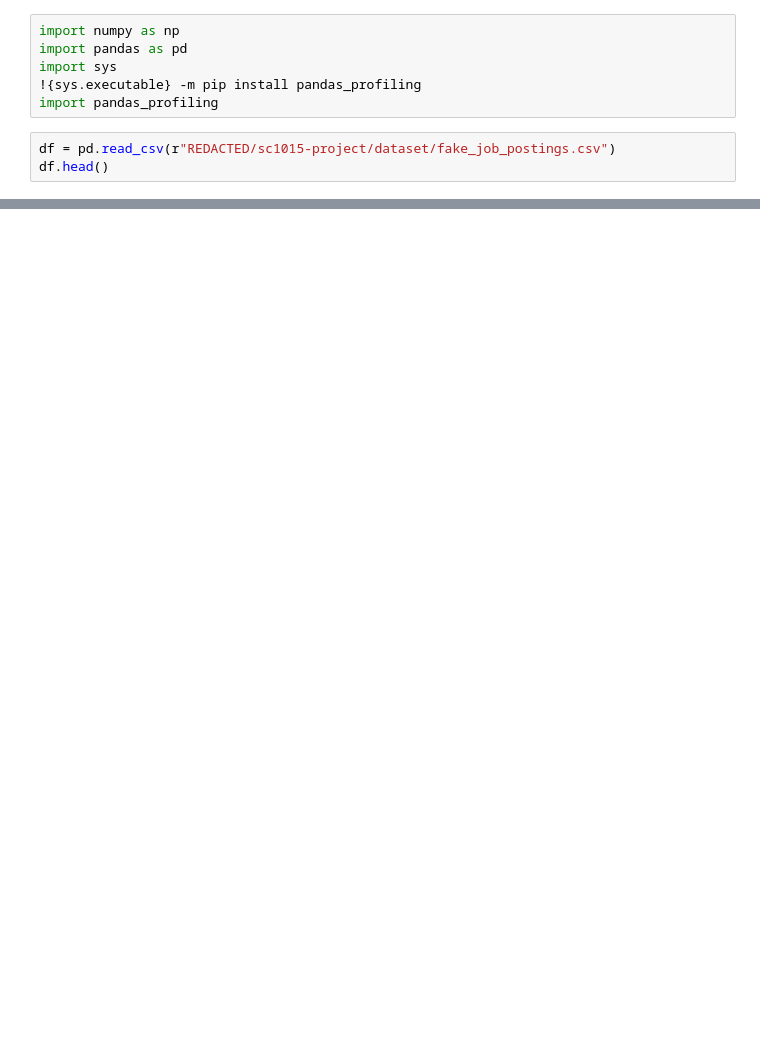
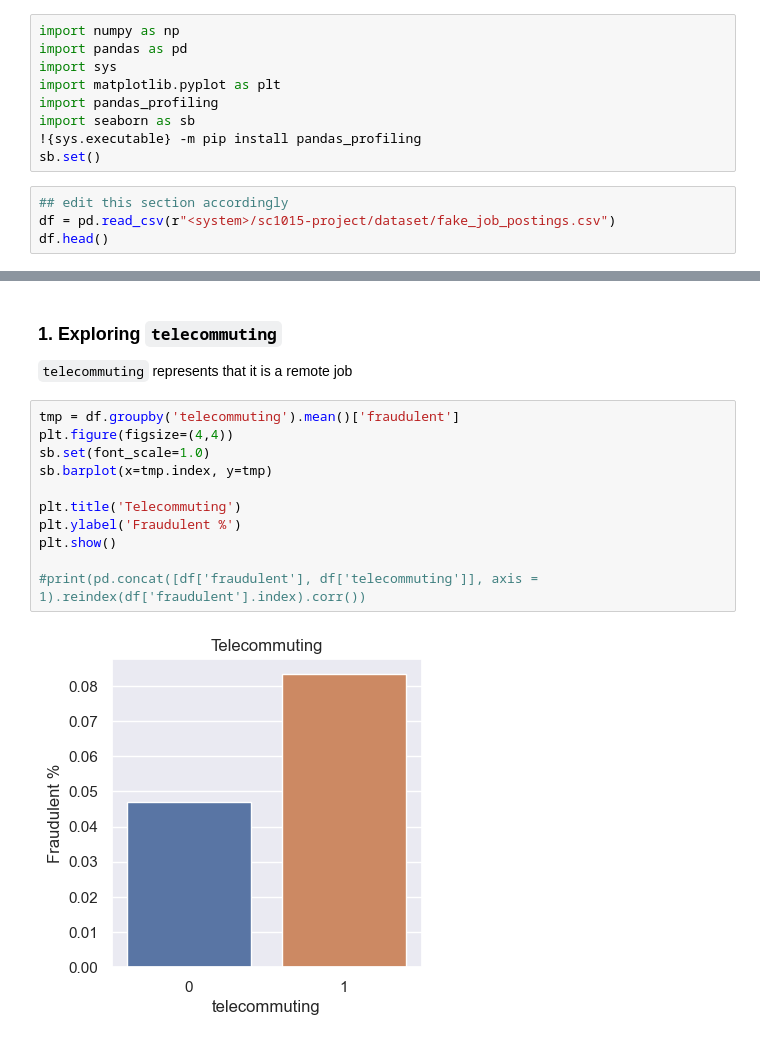
Before and after one commit to edward62740/sc1015-project, a Jupyter notebook: EDA.ipynb, the cells around one changed output, grey strips where cells are left out. Saved outputs shown, nothing was run; the diff lists cells and outputs as text; blank space fills up the shorter version.

```diff
--- a/EDA.ipynb
+++ b/EDA.ipynb
@@ -2,10 +2,14 @@
 import numpy as np
 import pandas as pd
 import sys
+import matplotlib.pyplot as plt
+import pandas_profiling
+import seaborn as sb
 !{sys.executable} -m pip install pandas_profiling
-import pandas_profiling
+sb.set()
 # %%
-df = pd.read_csv(r"REDACTED/sc1015-project/dataset/fake_job_postings.csv")
+## edit this section accordingly
+df = pd.read_csv(r"<system>/sc1015-project/dataset/fake_job_postings.csv")
 df.head()
 # %% [output]
 |  | job_id | title | location | department | salary_range | company_profile | description | requirements | ... |
@@ -19,3 +23,20 @@ df.head()
 df.profile_report()
 # %% [output]
 [interactive output not drawn]
+# %% [markdown]
+### 1. Exploring `telecommuting`
+
+`telecommuting` represents that it is a remote job
+# %%
+tmp = df.groupby('telecommuting').mean()['fraudulent']
+plt.figure(figsize=(4,4))
+sb.set(font_scale=1.0)
+sb.barplot(x=tmp.index, y=tmp)
+
+plt.title('Telecommuting')
+plt.ylabel('Fraudulent %')
+plt.show()
+
+#print(pd.concat([df['fraudulent'], df['telecommuting']], axis = 1).reindex(df['fraudulent'].index).corr())
+# %% [output]
+[figure, added]
```
Also changed, not shown: parts of 16 cells of this notebook.
